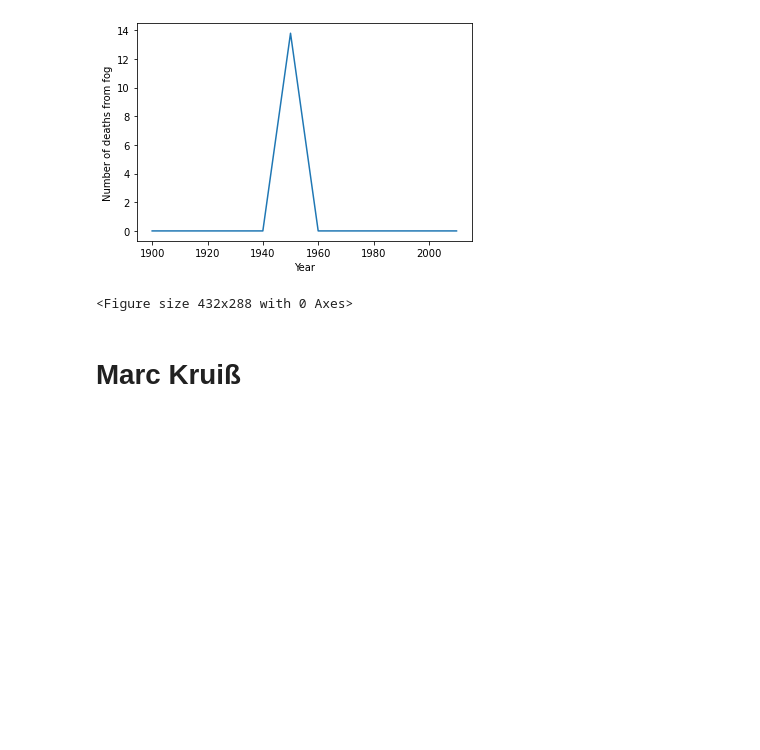
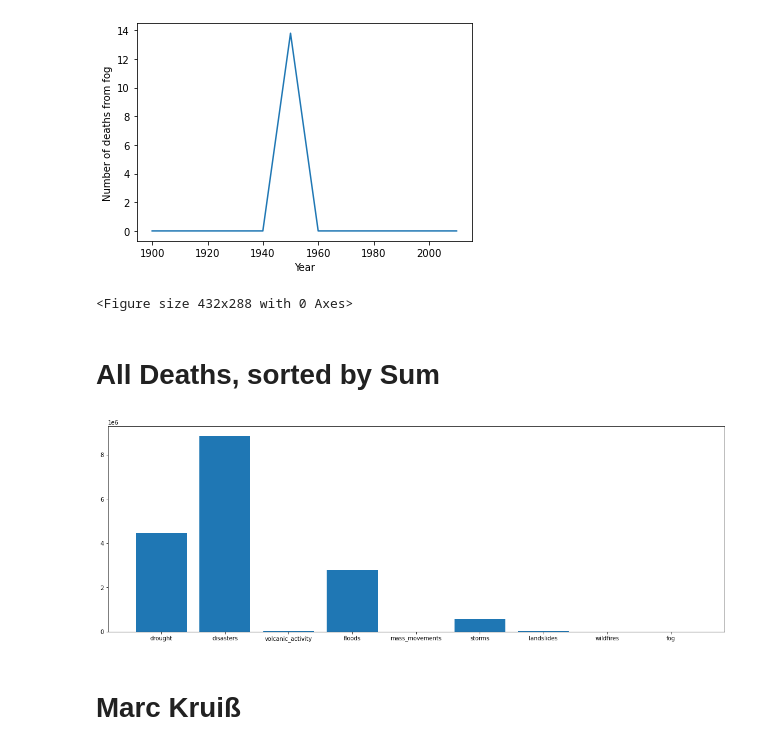
Before and after one commit to Marc-Kruiss/World-Natural-Disaster-Notebook, a Jupyter notebook: analytics.ipynb, the cells around one changed output. Drawn from its saved outputs; the diff is of its cells as text; code cells hidden in the pictures; blank space fills up the shorter version.

Commit message:
Add bar Plot

```diff
--- a/analytics.ipynb
+++ b/analytics.ipynb
@@ -287,6 +288,27 @@ plt.figure()
 [figure]
 [figure]
 <Figure size 432x288 with 0 Axes>
+# %% [markdown]
+# All Deaths, sorted by Sum
+# %%
+deaths_drought = df_deaths_by_incident["Number of deaths from drought"].sum()
+deaths_disasters = df_deaths_by_incident["Number of deaths from disasters"].sum()
+deaths_volcanic_activity = df_deaths_by_incident["Number of deaths from volcanic activity"].sum()
+deaths_floods = df_deaths_by_incident["Number of deaths from floods"].sum()
+deaths_mass_movements = df_deaths_by_incident["Number of deaths from mass movements"].sum()
+deaths_storms = df_deaths_by_incident["Number of deaths from storms"].sum()
+deaths_landslides = df_deaths_by_incident["Number of deaths from landslides"].sum()
+deaths_wildfires = df_deaths_by_incident["Number of deaths from wildfires"].sum()
+deaths_fog = df_deaths_by_incident["Number of deaths from fog"].sum()
+df_total_deaths = pd.DataFrame({"Disasters" : ["drought", "disasters", "volcanic_activity", "floods", "mass_movements", "storms", "landslides", "wildfires", "fog"], "Deaths" : [deaths_drought, deaths_disasters, deaths_volcanic_activity, deaths_floods, deaths_mass_movements, deaths_storms, deaths_landslides, deaths_wildfires, deaths_fog]})
+
+
+fig = plt.figure(figsize=(15,5))
+ax = fig.add_axes([0,0,1,1])
+ax.bar(df_total_deaths["Disasters"],df_total_deaths["Deaths"])
+plt.show()
+# %% [output]
+[figure, added]
 # %% [markdown]
 # Marc Kruiß
 # %%
```
Also changed, not shown: parts of 9 cells of this notebook.
